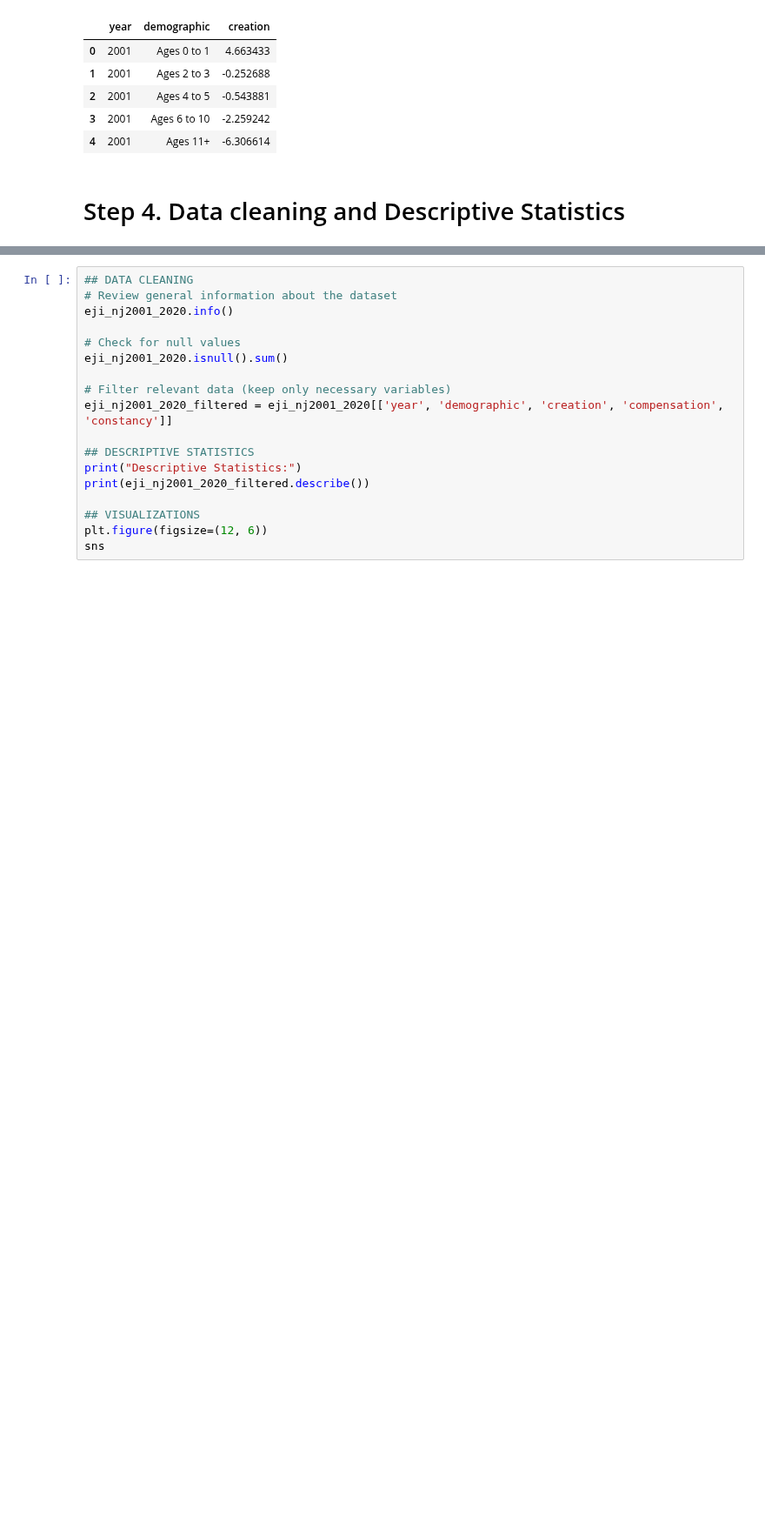
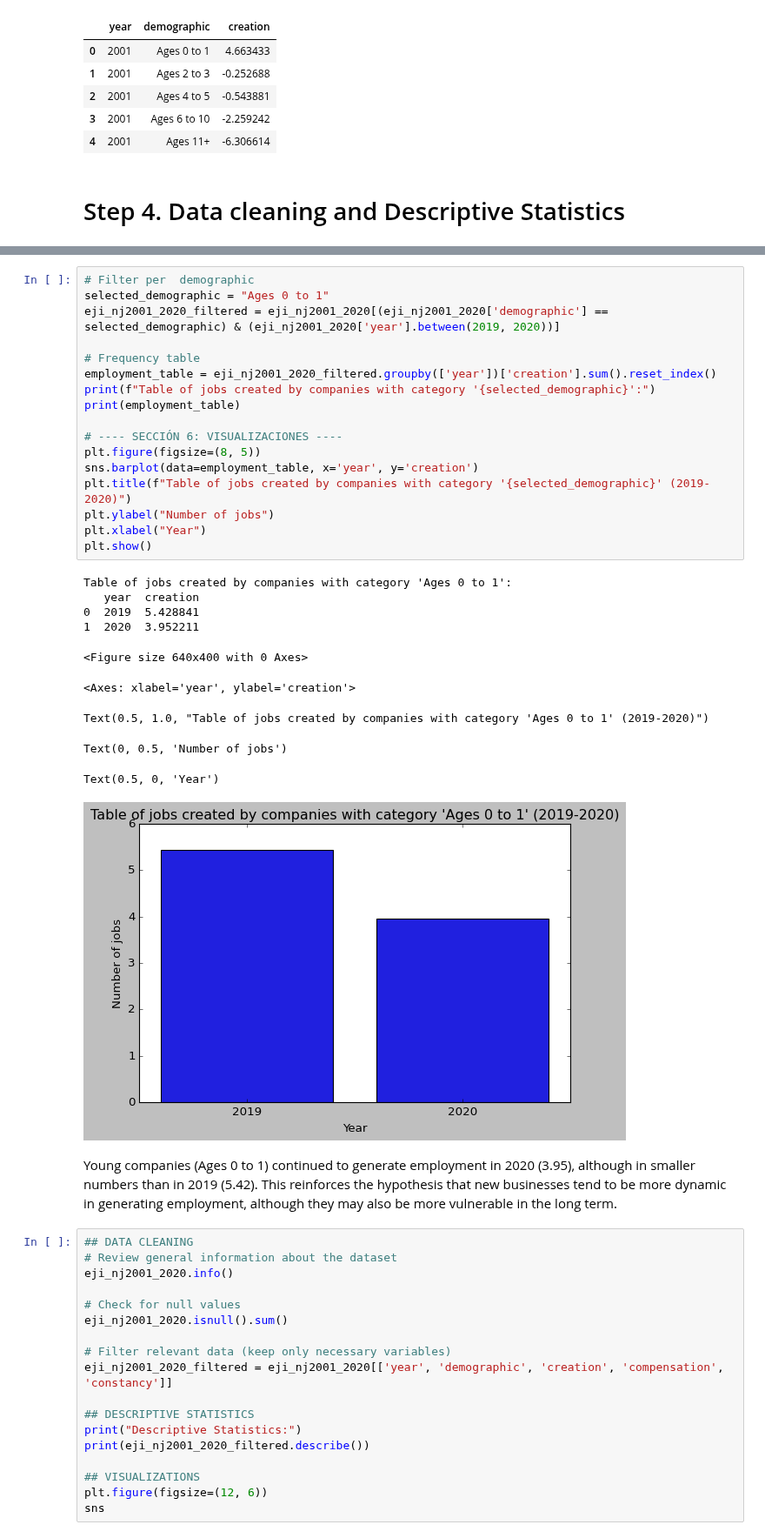
Before and after one commit to shirleyrutgers/DataVis, a Jupyter notebook: ps0.ipynb, the cells around one changed output, grey strips where cells are left out. Shown at 87% size. Drawn from its saved outputs; the diff is of its cells as text; blank space fills up the shorter version.

```diff
--- a/ps0.ipynb
+++ b/ps0.ipynb
@@ -188,3 +317,34 @@ eji_nj2001_2020["creation"].mean() # median, mode, stdev
+# %%
+# Filter per  demographic
+selected_demographic = "Ages 0 to 1"
+eji_nj2001_2020_filtered = eji_nj2001_2020[(eji_nj2001_2020['demographic'] == selected_demographic) & (eji_nj2001_2020['year'].between(2019, 2020))]
+
+# Frequency table
+employment_table = eji_nj2001_2020_filtered.groupby(['year'])['creation'].sum().reset_index()
+print(f"Table of jobs created by companies with category '{selected_demographic}':")
+print(employment_table)
+
+# ---- SECCIÓN 6: VISUALIZACIONES ----
+plt.figure(figsize=(8, 5))
+sns.barplot(data=employment_table, x='year', y='creation')
+plt.title(f"Table of jobs created by companies with category '{selected_demographic}' (2019-2020)")
+plt.ylabel("Number of jobs")
+plt.xlabel("Year")
+plt.show()
+# %% [output]
+Table of jobs created by companies with category 'Ages 0 to 1':
+   year  creation
+0  2019  5.428841
+1  2020  3.952211
+<Figure size 640x400 with 0 Axes>
+<Axes: xlabel='year', ylabel='creation'>
+Text(0.5, 1.0, "Table of jobs created by companies with category 'Ages 0 to 1' (2019-2020)")
+Text(0, 0.5, 'Number of jobs')
+Text(0.5, 0, 'Year')
+[figure, added]
+# %% [markdown]
+Young companies (Ages 0 to 1) continued to generate employment in 2020 (3.95), although in smaller numbers than in 2019 (5.42).
+This reinforces the hypothesis that new businesses tend to be more dynamic in generating employment, although they may also be more vulnerable in the long term.
 # %%
 ## DATA CLEANING
 # Review general information about the dataset
```
Also changed, not shown: parts of 14 cells of this notebook.
